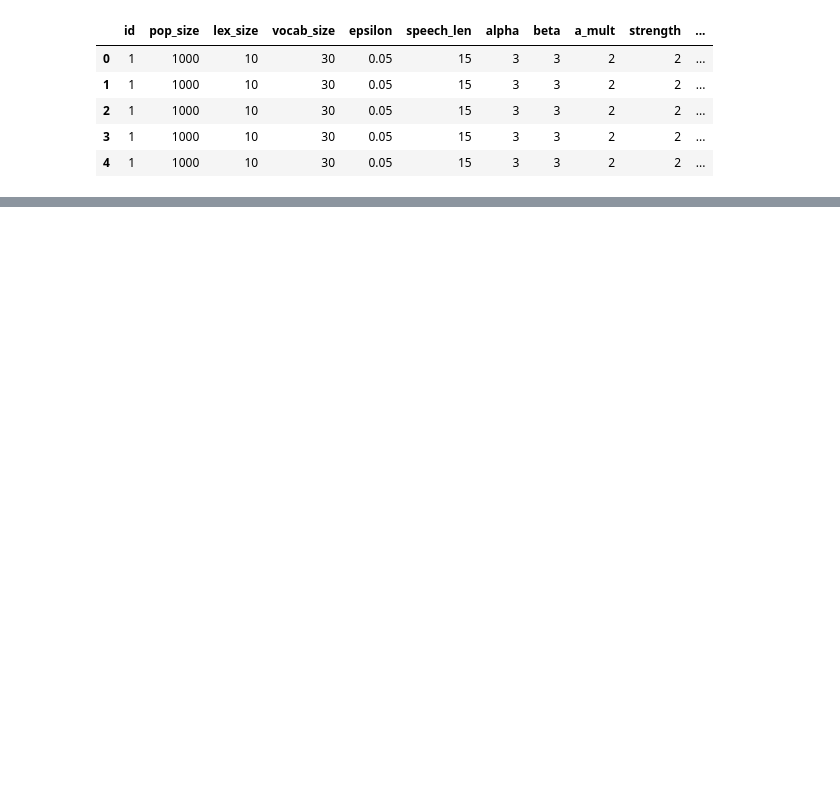
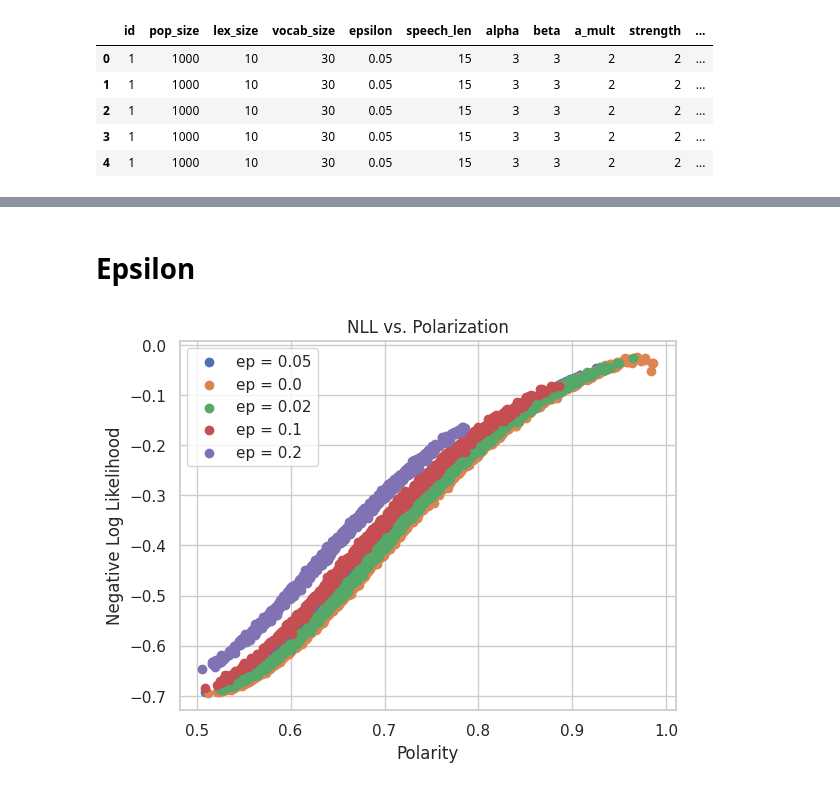
Before and after one commit to jcheigh/fictitious-prediction, a Jupyter notebook: src/analysis.ipynb, the cells around one changed output, grey strips where cells are left out. Saved outputs shown, nothing was run; the diff lists cells and outputs as text; code cells hidden in the pictures; blank space fills up the shorter version.

```diff
--- a/src/analysis.ipynb
+++ b/src/analysis.ipynb
@@ -143,0 +210,36 @@ plot(bce_large)
+# %% [markdown]
+# Epsilon
+# %%
+defaults = {
+    "lex_size" : 10,
+    'pop_size' : 10000,
+    'alpha'    : 3,
+    'beta'     : 3,
+    'a_mult'   : 2,
+    'scoring'  : 'neg_log_loss',
+    'speech_len' : 15,
+    'strength' : 2,
+    'num_folds' : 5
+}
+
+sns.set(style="whitegrid")
+
+for e in df['epsilon'].unique():
+    condition = (df['epsilon'] == e)
+    for key, value in defaults.items():
+        condition &= (df[key] == value)
+
+    ep = df[condition].dropna(subset=['rho','score'])
+
+    if not ep.empty:
+        x = ep['rho'].values.reshape(-1, 1)
+        y = ep['score'].values
+        plt.scatter(x, -y, label=f'ep = {e}')
+
+plt.legend()
+plt.xlabel('Polarity')
+plt.ylabel('Negative Log Likelihood')
+plt.title('NLL vs. Polarization')
+plt.show()
+# %% [output]
+[figure, added]
```
Also changed, not shown: parts of 15 cells of this notebook, 3 other files.
